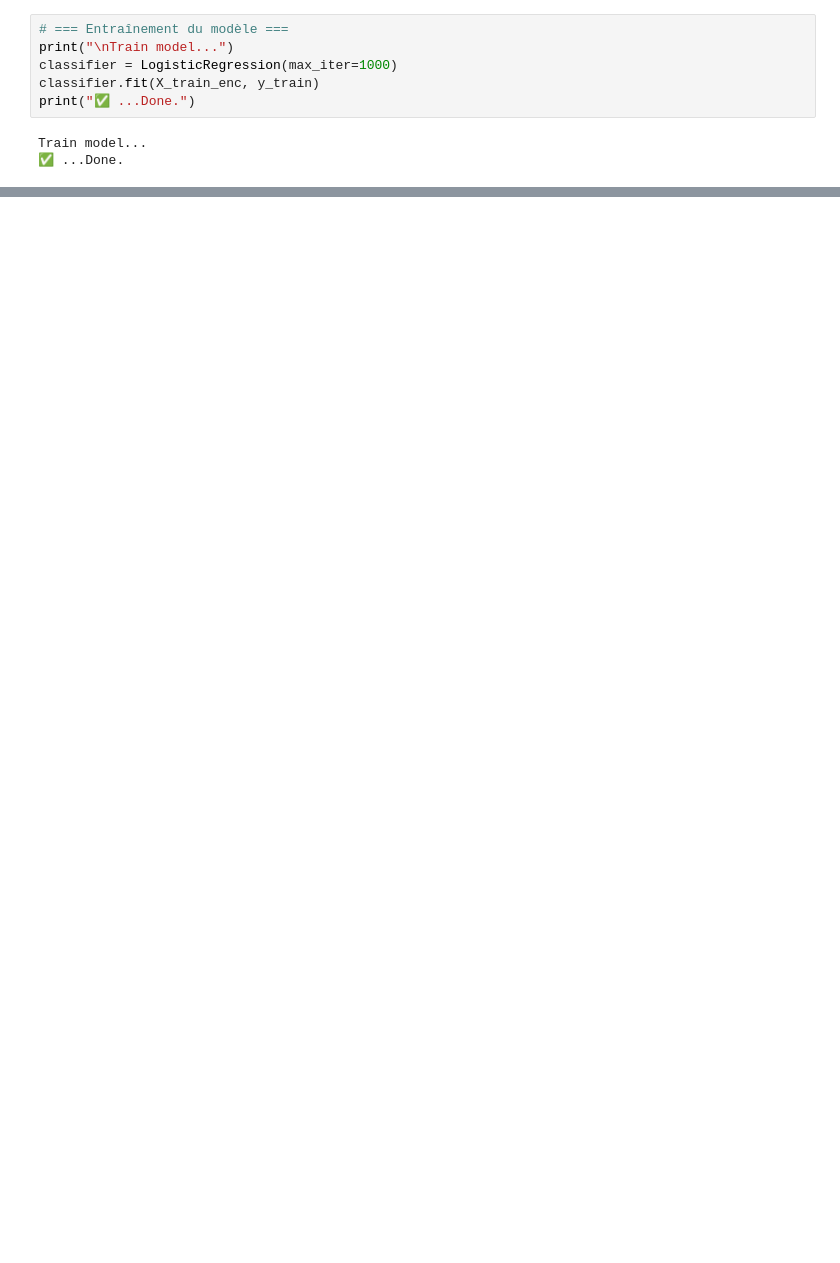
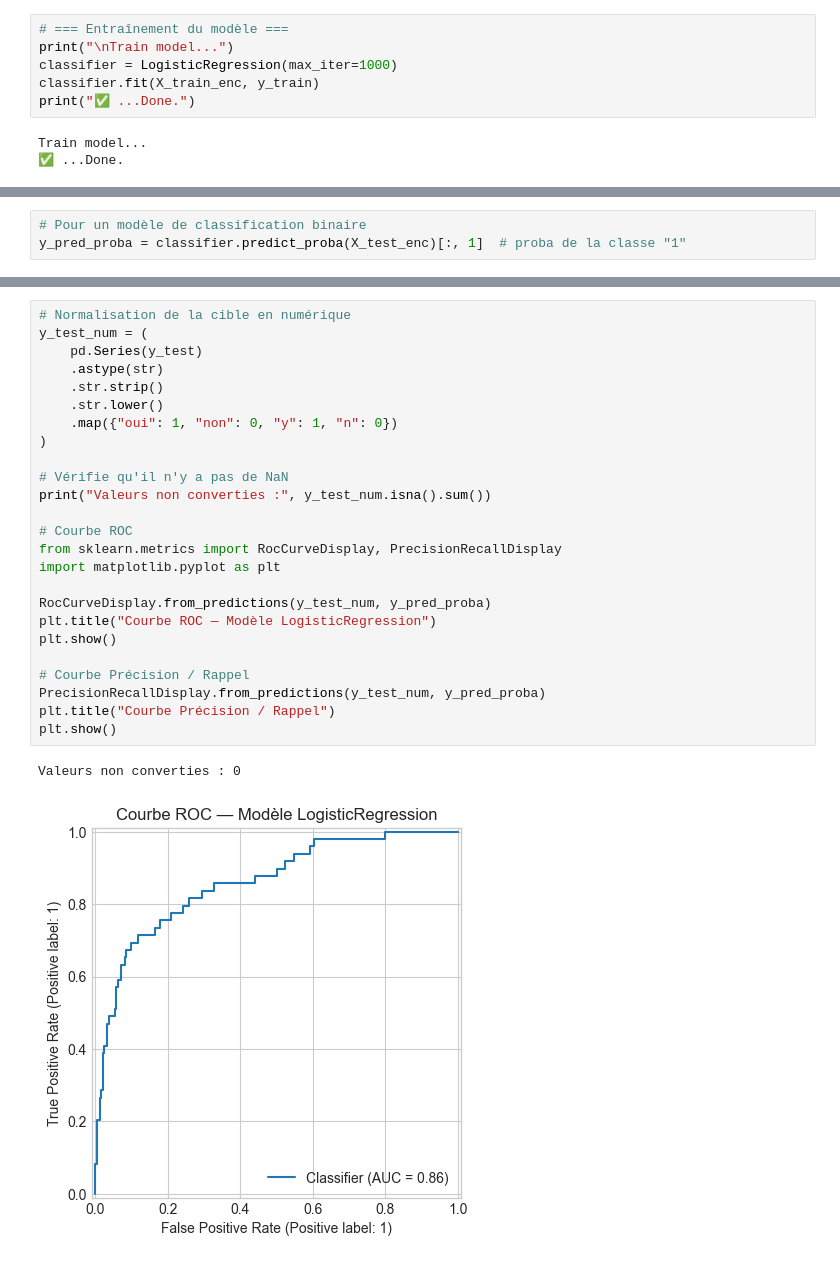
Before and after one commit to ClementMouton/OCR_Projet_4, a Jupyter notebook: P4.ipynb, the cells around one changed output, grey strips where cells are left out. Saved outputs shown, nothing was run; the diff lists cells and outputs as text; blank space fills up the shorter version.

```diff
--- a/P4.ipynb
+++ b/P4.ipynb
@@ -464,0 +477,3 @@ Test score:  1.0
+# %%
+# Pour un modèle de classification binaire
+y_pred_proba = classifier.predict_proba(X_test_enc)[:, 1]  # proba de la classe "1"
@@ -464,0 +493,28 @@ Test score:  1.0
+# %%
+# Normalisation de la cible en numérique
+y_test_num = (
+    pd.Series(y_test)
+    .astype(str)
+    .str.strip()
+    .str.lower()
+    .map({"oui": 1, "non": 0, "y": 1, "n": 0})
+)
+
+# Vérifie qu'il n'y a pas de NaN
+print("Valeurs non converties :", y_test_num.isna().sum())
+
+# Courbe ROC
+from sklearn.metrics import RocCurveDisplay, PrecisionRecallDisplay
+import matplotlib.pyplot as plt
+
+RocCurveDisplay.from_predictions(y_test_num, y_pred_proba)
+plt.title("Courbe ROC — Modèle LogisticRegression")
+plt.show()
+
+# Courbe Précision / Rappel
+PrecisionRecallDisplay.from_predictions(y_test_num, y_pred_proba)
+plt.title("Courbe Précision / Rappel")
+plt.show()
+# %% [output]
+Valeurs non converties : 0
+[figure, added]
```
Also changed, not shown: parts of 12 cells of this notebook, 4 other files.
